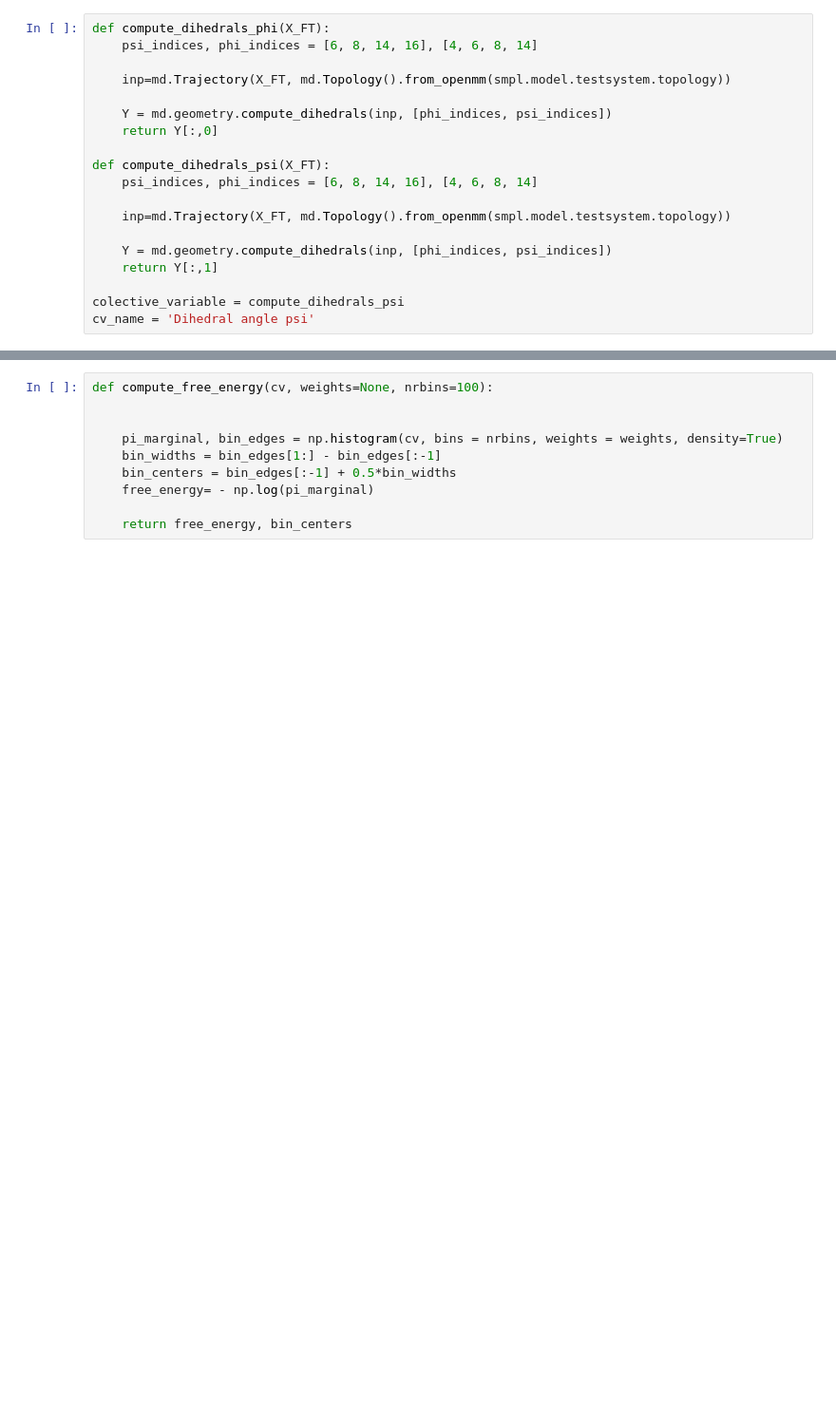
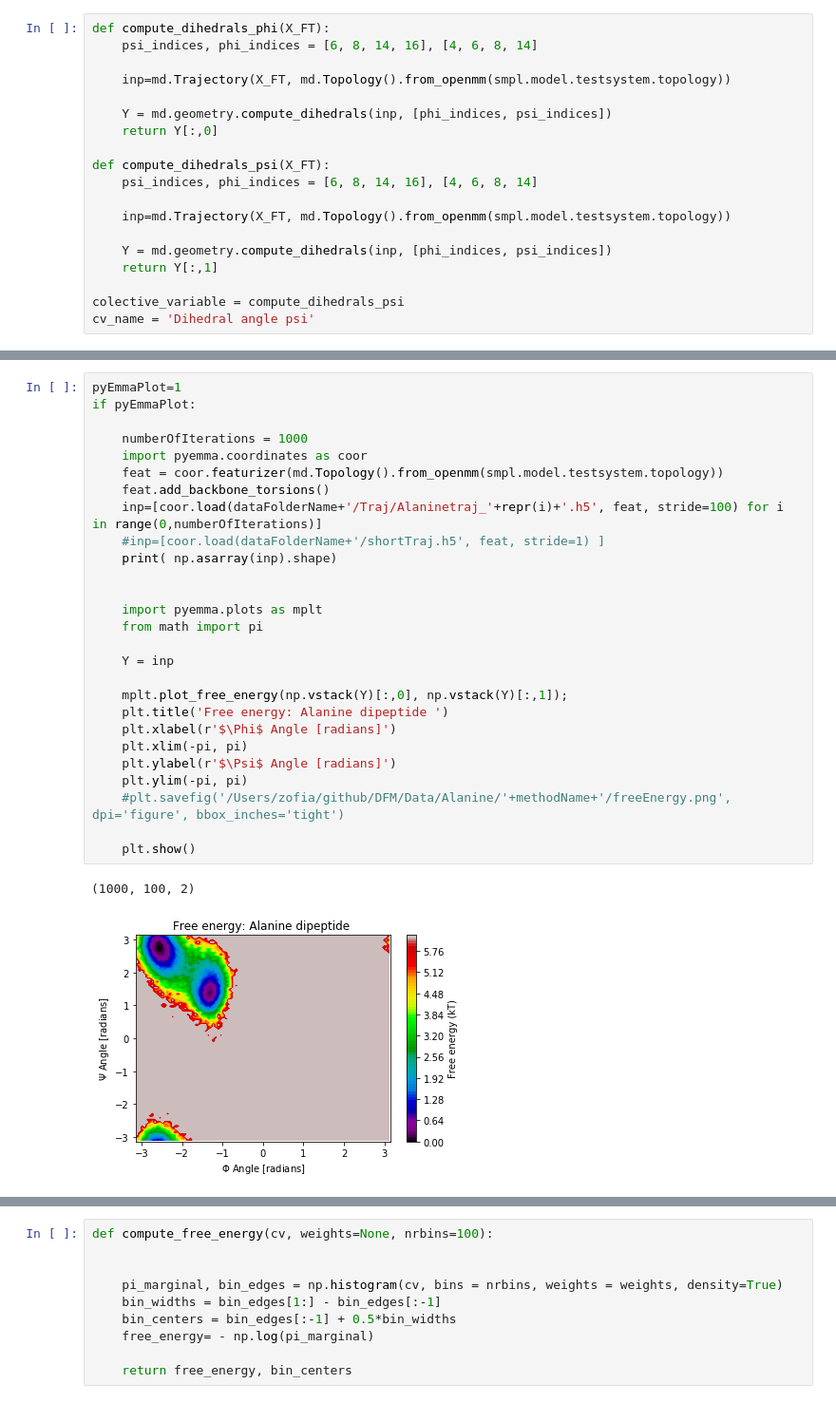
Before and after one commit to ZofiaTr/DFM, a Jupyter notebook: interactivePython/alanine_unbias.ipynb, the cells around one changed output, grey strips where cells are left out. Shown: that part at 95% size. Drawn from its saved outputs; the diff is of its cells as text; blank space fills up the shorter version.

```diff
--- a/interactivePython/alanine_unbias.ipynb
+++ b/interactivePython/alanine_unbias.ipynb
@@ -147 +147,31 @@ cv_name = 'Dihedral angle psi'
+# %%
+pyEmmaPlot=1
+if pyEmmaPlot:
+
+    numberOfIterations = 1000
+    import pyemma.coordinates as coor
+    feat = coor.featurizer(md.Topology().from_openmm(smpl.model.testsystem.topology))
+    feat.add_backbone_torsions()
+    inp=[coor.load(dataFolderName+'/Traj/Alaninetraj_'+repr(i)+'.h5', feat, stride=100) for i in range(0,numberOfIterations)]
+    #inp=[coor.load(dataFolderName+'/shortTraj.h5', feat, stride=1) ]
+    print( np.asarray(inp).shape)
+
+
+    import pyemma.plots as mplt
+    from math import pi
+
+    Y = inp
+
+    mplt.plot_free_energy(np.vstack(Y)[:,0], np.vstack(Y)[:,1]);
+    plt.title('Free energy: Alanine dipeptide ')
+    plt.xlabel(r'$\Phi$ Angle [radians]')
+    plt.xlim(-pi, pi)
+    plt.ylabel(r'$\Psi$ Angle [radians]')
+    plt.ylim(-pi, pi)
+    #plt.savefig('/Users/zofia/github/DFM/Data/Alanine/'+methodName+'/freeEnergy.png', dpi='figure', bbox_inches='tight')
+
+    plt.show()
+# %% [output]
+(1000, 100, 2)
+[figure, added]
 # %%
```
Also changed, not shown: parts of 25 cells of this notebook, 17 other files.
